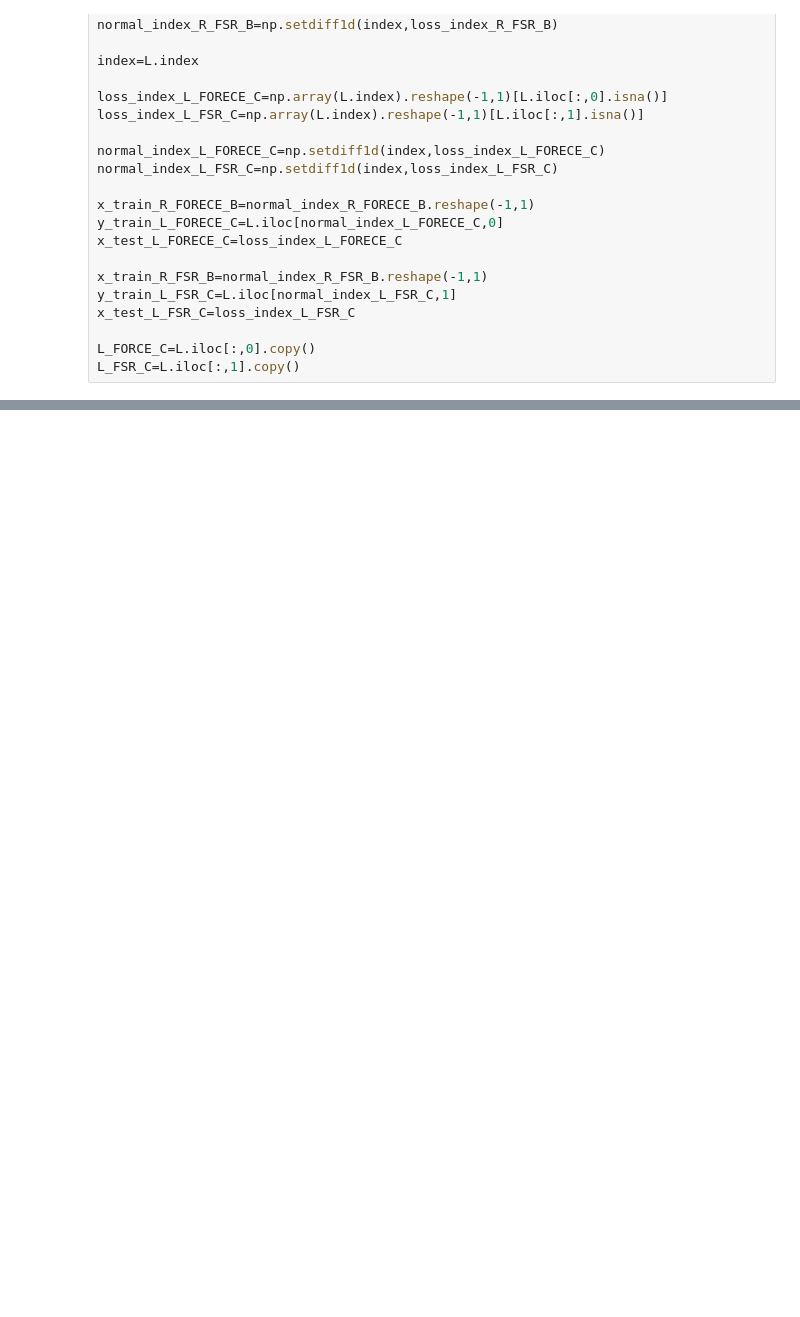
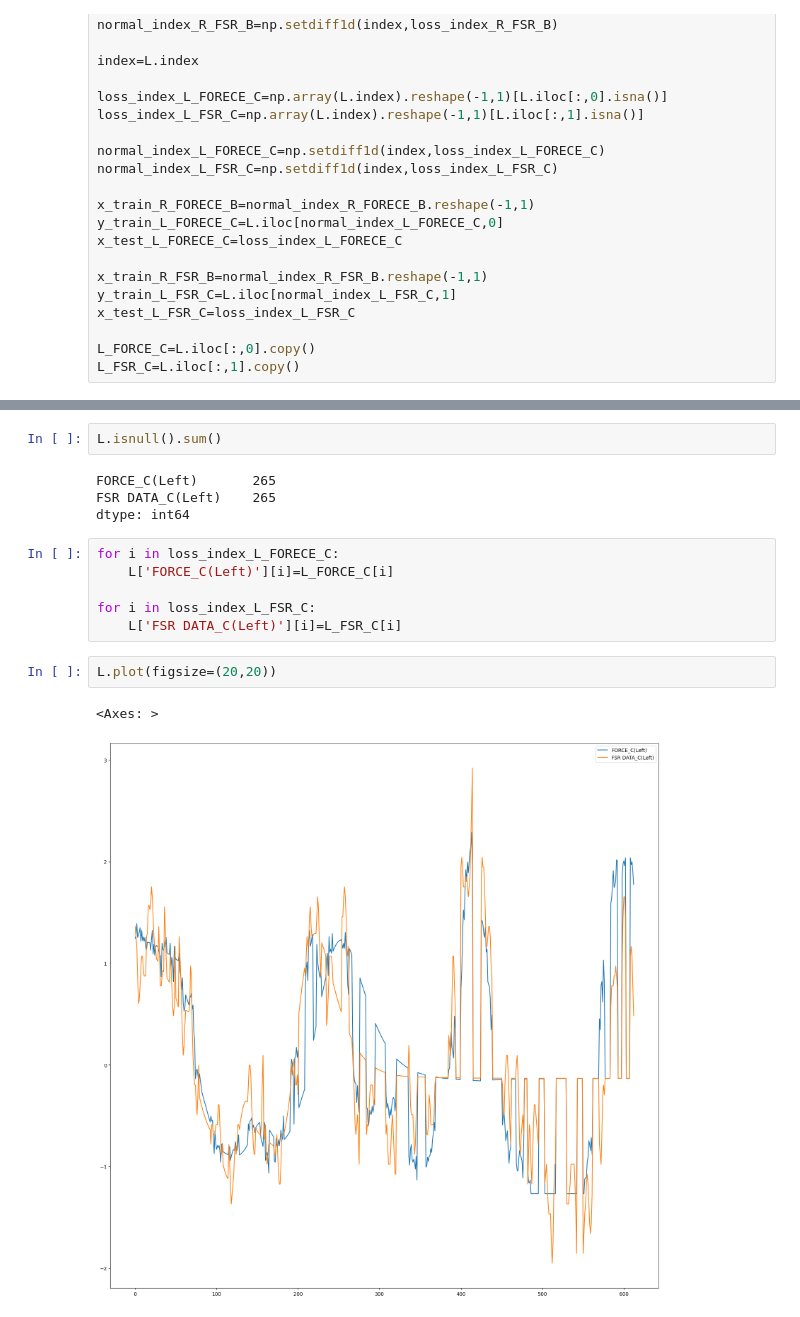
Before and after one commit to withmochaa/mocha, a Jupyter notebook: jupyter/TEED/October/week6/CNNLSTM_RtoL.ipynb, the cells around one changed output, grey strips where cells are left out. Cells and saved outputs as stored; diff of their text form; blank space fills up the shorter version.

```diff
--- a/jupyter/TEED/October/week6/CNNLSTM_RtoL.ipynb
+++ b/jupyter/TEED/October/week6/CNNLSTM_RtoL.ipynb
@@ -158,0 +234,17 @@ ValueError: in user code:
+# %%
+L.isnull().sum()
+# %% [output]
+FORCE_C(Left)       265
+FSR DATA_C(Left)    265
+dtype: int64
+# %%
+for i in loss_index_L_FORECE_C:
+    L['FORCE_C(Left)'][i]=L_FORCE_C[i]
+
+for i in loss_index_L_FSR_C:
+    L['FSR DATA_C(Left)'][i]=L_FSR_C[i]
+# %%
+L.plot(figsize=(20,20))
+# %% [output]
+<Axes: >
+[figure, added]
```
Also changed, not shown: parts of 15 cells of this notebook, 5 other files.
